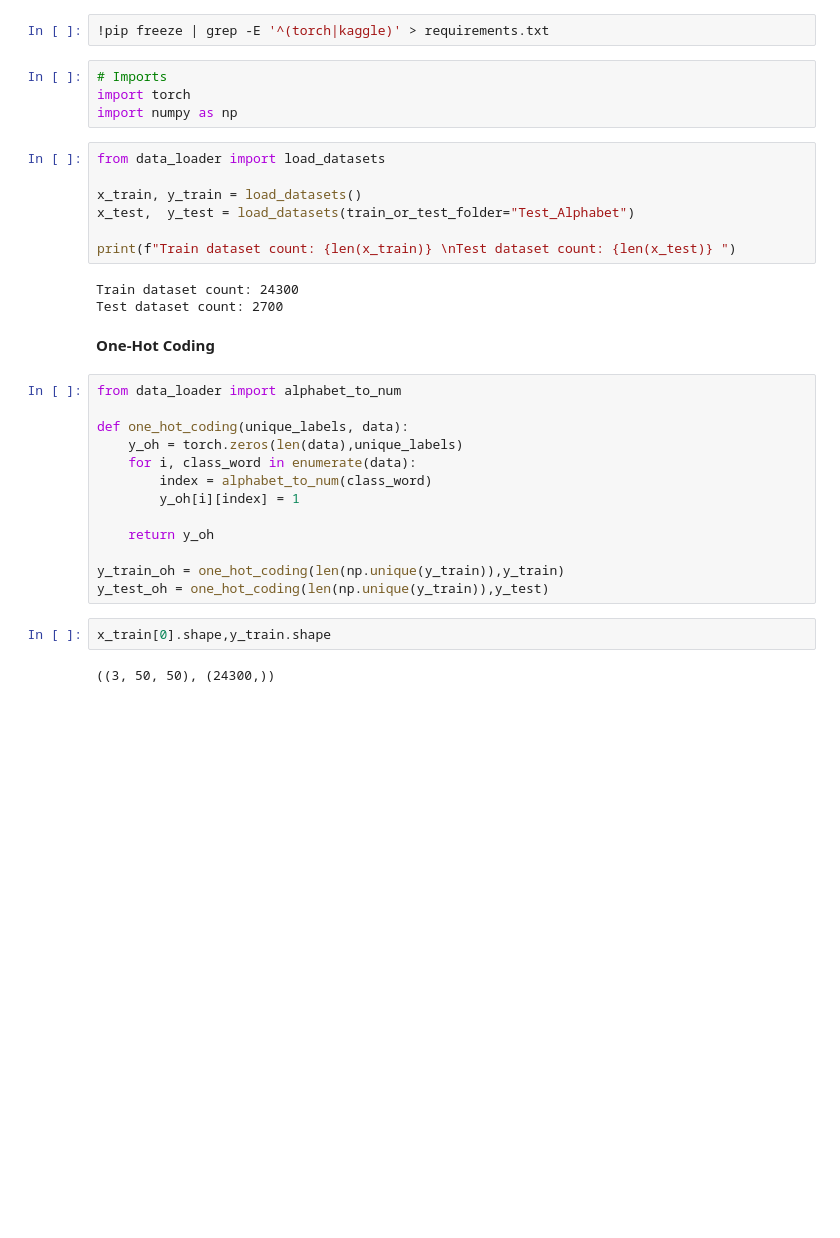
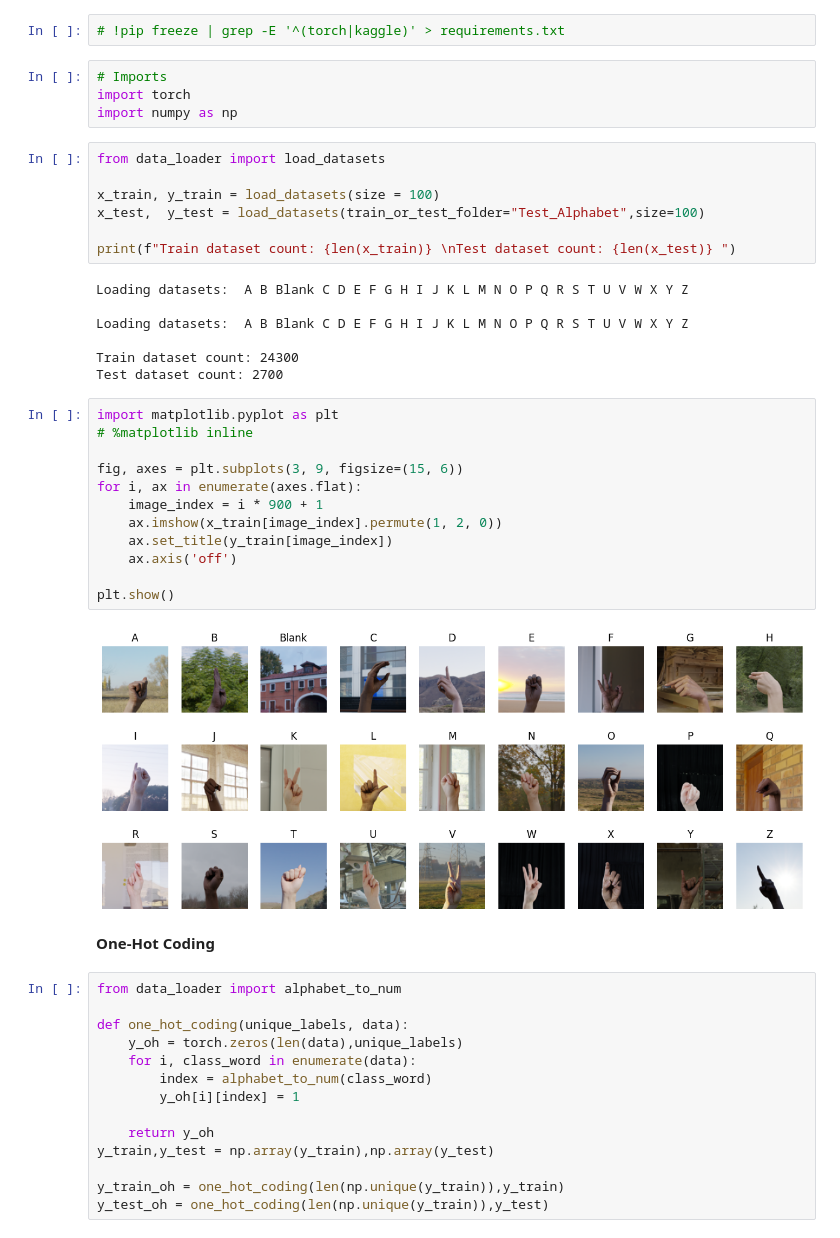
Before and after one commit to AmitAaranya/ASL-Recognition-with-CNN-PyTorch, a Jupyter notebook: notebook.ipynb, the cells around one changed output. Drawn from its saved outputs; the diff is of its cells as text; blank space fills up the shorter version.

Commit message:
added plot for each labels, and optimize the data loader logic

```diff
--- a/notebook.ipynb
+++ b/notebook.ipynb
@@ -1,5 +1,5 @@
 # %%
-!pip freeze | grep -E '^(torch|kaggle)' > requirements.txt
+# !pip freeze | grep -E '^(torch|kaggle)' > requirements.txt
 # %%
 # Imports
 import torch
@@ -7,13 +7,31 @@ import numpy as np
 # %%
 from data_loader import load_datasets
 
-x_train, y_train = load_datasets()
-x_test,  y_test = load_datasets(train_or_test_folder="Test_Alphabet")
+x_train, y_train = load_datasets(size = 100)
+x_test,  y_test = load_datasets(train_or_test_folder="Test_Alphabet",size=100)
 
 print(f"Train dataset count: {len(x_train)} \nTest dataset count: {len(x_test)} ")
 # %% [output]
+Loading datasets:  A B Blank C D E F G H I J K L M N O P Q R S T U V W X Y Z
+
+Loading datasets:  A B Blank C D E F G H I J K L M N O P Q R S T U V W X Y Z
+
 Train dataset count: 24300
 Test dataset count: 2700
+# %%
+import matplotlib.pyplot as plt
+# %matplotlib inline
+
+fig, axes = plt.subplots(3, 9, figsize=(15, 6))
+for i, ax in enumerate(axes.flat):
+    image_index = i * 900 + 1
+    ax.imshow(x_train[image_index].permute(1, 2, 0))
+    ax.set_title(y_train[image_index])
+    ax.axis('off')
+
+plt.show()
+# %% [output]
+[figure, added]
 # %% [markdown]
 **One-Hot Coding**
 # %%
@@ -26,13 +44,10 @@ def one_hot_coding(unique_labels, data):
         y_oh[i][index] = 1
 
     return y_oh
+y_train,y_test = np.array(y_train),np.array(y_test)
 
 y_train_oh = one_hot_coding(len(np.unique(y_train)),y_train)
 y_test_oh = one_hot_coding(len(np.unique(y_train)),y_test)
-# %%
-x_train[0].shape,y_train.shape
-# %% [output]
-((3, 50, 50), (24300,))
 # %%
 import torch
 import torch.nn as nn
```
Also changed, not shown: parts of 4 cells of this notebook, 1 other file.
